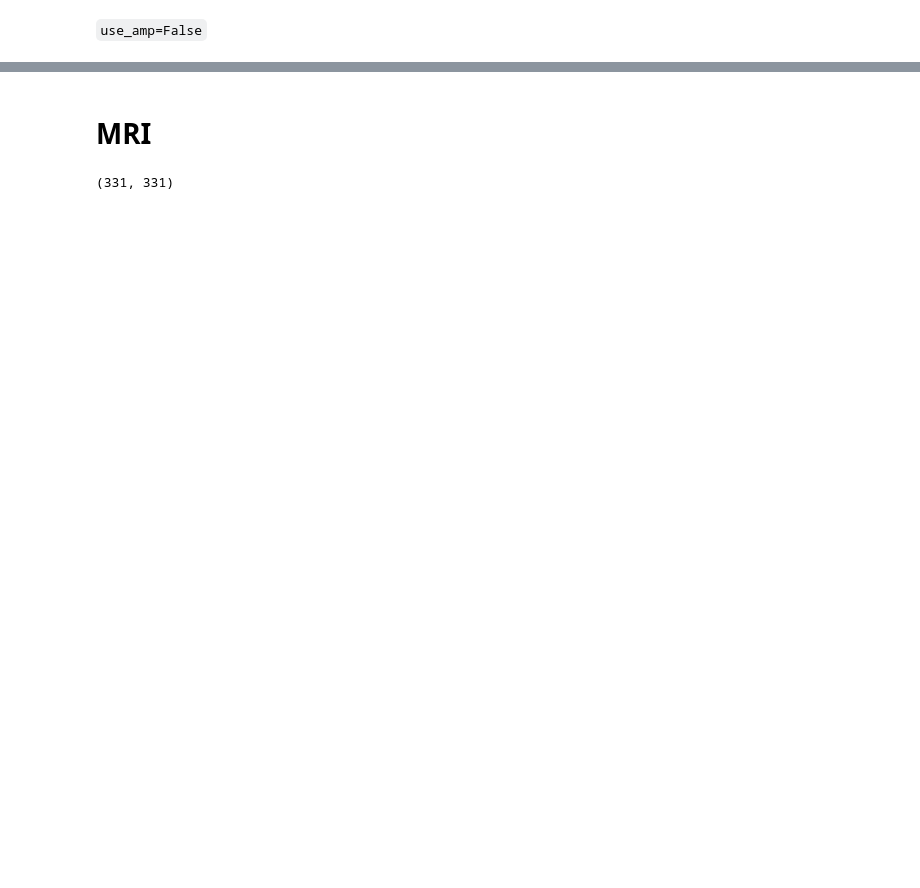
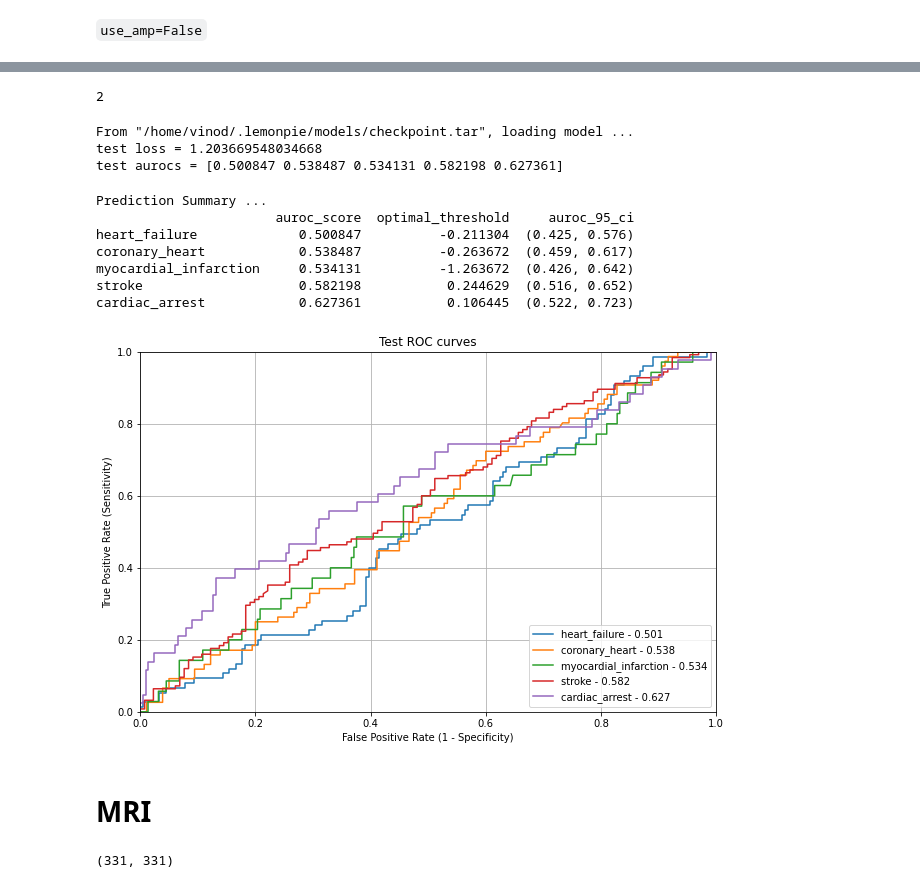
Before and after one commit to multimodal-healthcare/fusion, a Jupyter notebook: notebooks/01_coherent_clean.ipynb, the cells around one changed output, grey strips where cells are left out. Drawn from its saved outputs; the diff is of its cells as text; code cells hidden in the pictures; blank space fills up the shorter version.

```diff
--- a/notebooks/01_coherent_clean.ipynb
+++ b/notebooks/01_coherent_clean.ipynb
@@ -313,3 +372,27 @@ h_1K = RunHistory(labels)
+# %%
+test_dl, test_pos_wts = coherent_data.get_test_data()
+len(test_dl)
+# %% [output]
+2
+# %%
+test_loss_fn =learn.get_loss_fn(test_pos_wts)
+# %%
+history = learn.predict(history, model, test_loss_fn, metrics.auroc_score, test_dl, chkpt_path=MODEL_STORE)
+# %% [output]
+From "/home/vinod/.lemonpie/models/checkpoint.tar", loading model ...
+test loss = 1.203669548034668
+test aurocs = [0.500847 0.538487 0.534131 0.582198 0.627361]
+# %%
+history = learn.summarize_prediction(history, labels)
+# %% [output]
+Prediction Summary ...
+                       auroc_score  optimal_threshold     auroc_95_ci
+heart_failure             0.500847          -0.211304  (0.425, 0.576)
+coronary_heart            0.538487          -0.263672  (0.459, 0.617)
+myocardial_infarction     0.534131          -1.263672  (0.426, 0.642)
+stroke                    0.582198           0.244629  (0.516, 0.652)
+cardiac_arrest            0.627361           0.106445  (0.522, 0.723)
+[figure, added]
 # %% [markdown]
 # MRI
 # %%
```
Also changed, not shown: parts of 24 cells of this notebook.
